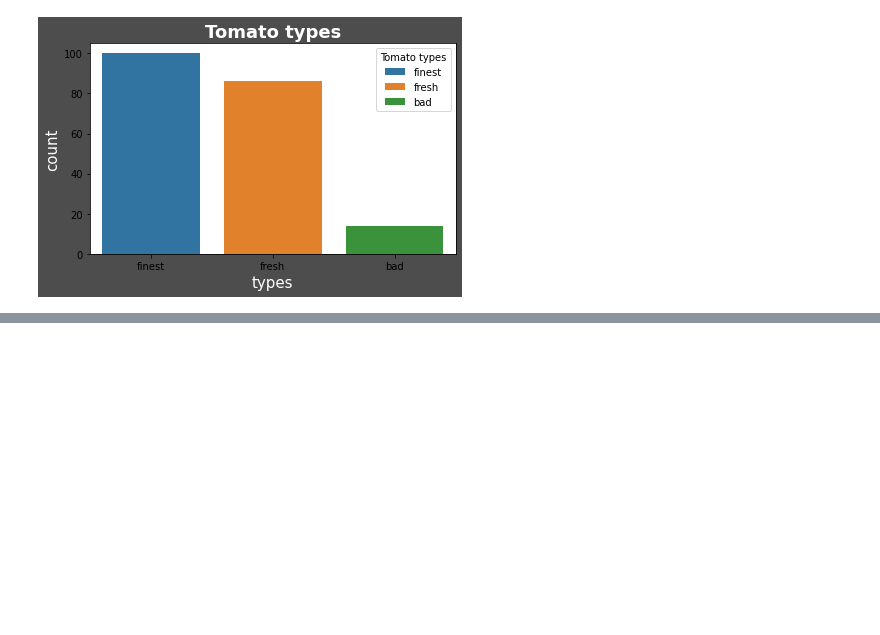
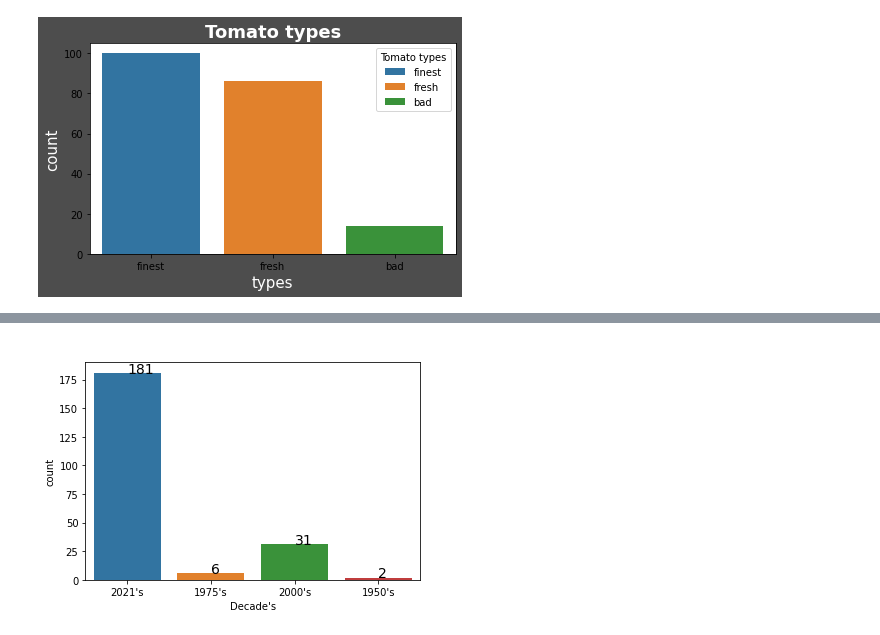
Before and after one commit to ShakilM26/PMDB, a Jupyter notebook: PMDB.ipynb, the cells around one changed output, grey strips where cells are left out. Saved outputs shown, nothing was run; the diff lists cells and outputs as text; code cells hidden in the pictures; blank space fills up the shorter version.

```diff
--- a/PMDB.ipynb
+++ b/PMDB.ipynb
@@ -598,3 +598,11 @@ pd.pivot_table(df, index=["Decade's"])
 | 1975's | 18.233333 | 2.966667 | 86.50000 | 7.850000 | 75.500000 | 7.666667 | 96.000000 | 1962.833333 | ... |
 | 2000's | 103.287097 | 26.051613 | 88.16129 | 7.712903 | 68.677419 | 7.419355 | 85.290323 | 1988.290323 | ... |
 | 2021's | 141.763586 | 58.423204 | 84.79558 | 7.165193 | 53.718232 | 6.936464 | 69.193370 | 2014.718232 | ... |
+# %%
+ax=sns.countplot(x="Decade's", data=df)
+ax.set_title('Numbers of cinema of each decade', fontsize=14, color='white')
+
+for p in ax.patches:
+  ax.annotate(p.get_height(), (p.get_x()+0.4, p.get_height()), size=14)
+# %% [output]
+[figure, added]
```
Also changed, not shown: parts of 1 cell of this notebook.
